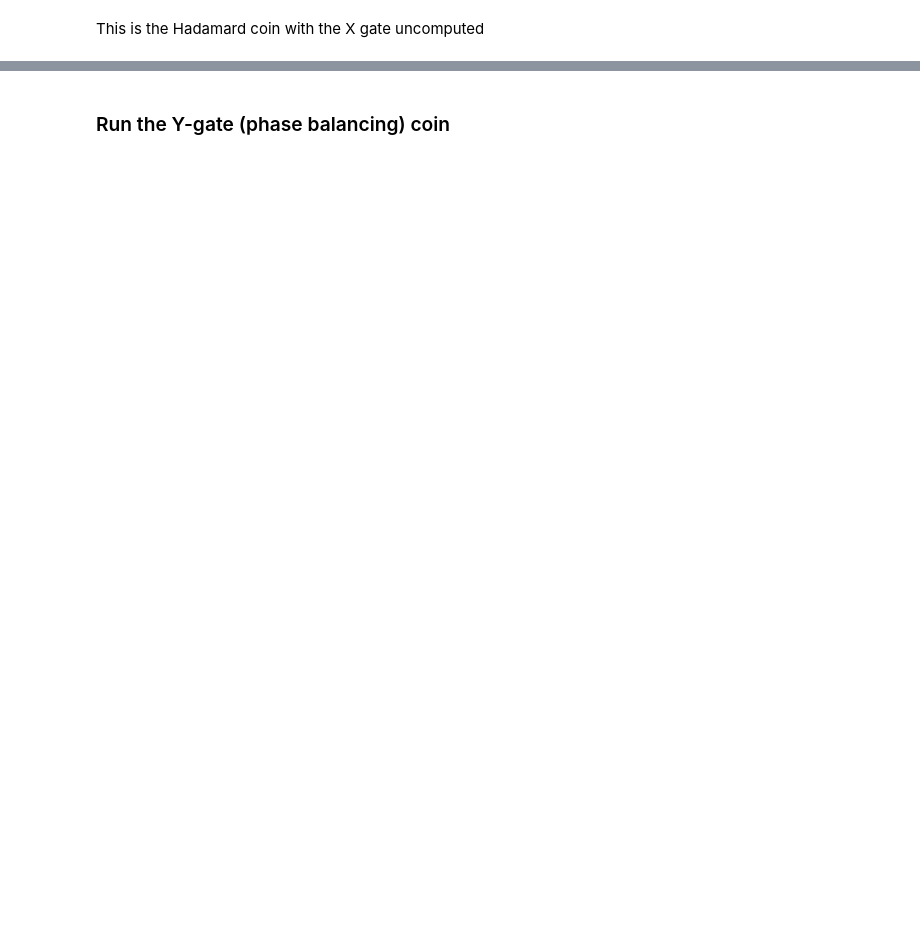
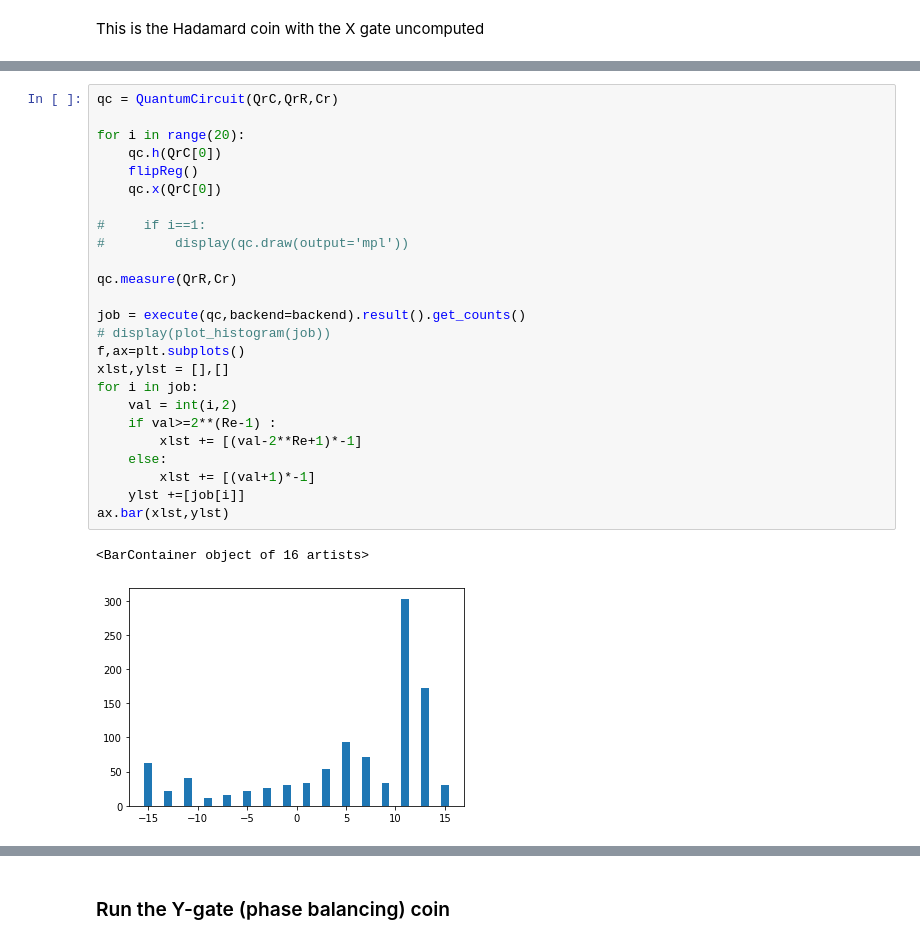
Before and after one commit to wslu42/QCHack_walkwPhase, a Jupyter notebook: quantum_walk_wsLu.ipynb, the cells around one changed output, grey strips where cells are left out. Cells and saved outputs as stored; diff of their text form; blank space fills up the shorter version.

```diff
--- a/quantum_walk_wsLu.ipynb
+++ b/quantum_walk_wsLu.ipynb
@@ -413,0 +414,28 @@ jobplot(job,ax)
+# %%
+qc = QuantumCircuit(QrC,QrR,Cr)
+
+for i in range(20):
+    qc.h(QrC[0])
+    flipReg()
+    qc.x(QrC[0])
+
+#     if i==1:
+#         display(qc.draw(output='mpl'))
+
+qc.measure(QrR,Cr)
+
+job = execute(qc,backend=backend).result().get_counts()
+# display(plot_histogram(job))
+f,ax=plt.subplots()
+xlst,ylst = [],[]
+for i in job:
+    val = int(i,2)
+    if val>=2**(Re-1) :
+        xlst += [(val-2**Re+1)*-1]
+    else:
+        xlst += [(val+1)*-1]
+    ylst +=[job[i]]
+ax.bar(xlst,ylst)
+# %% [output]
+<BarContainer object of 16 artists>
+[figure, added]
```
Also changed, not shown: parts of 4 cells of this notebook.
